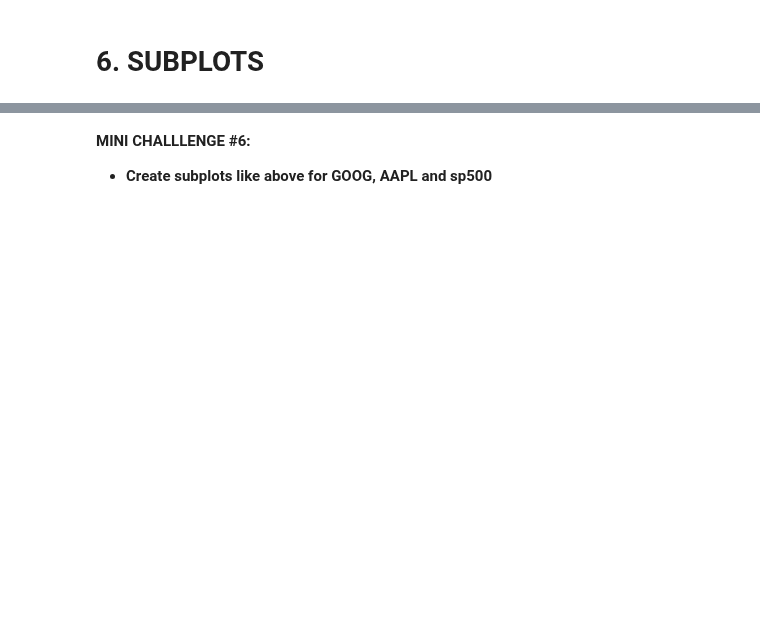
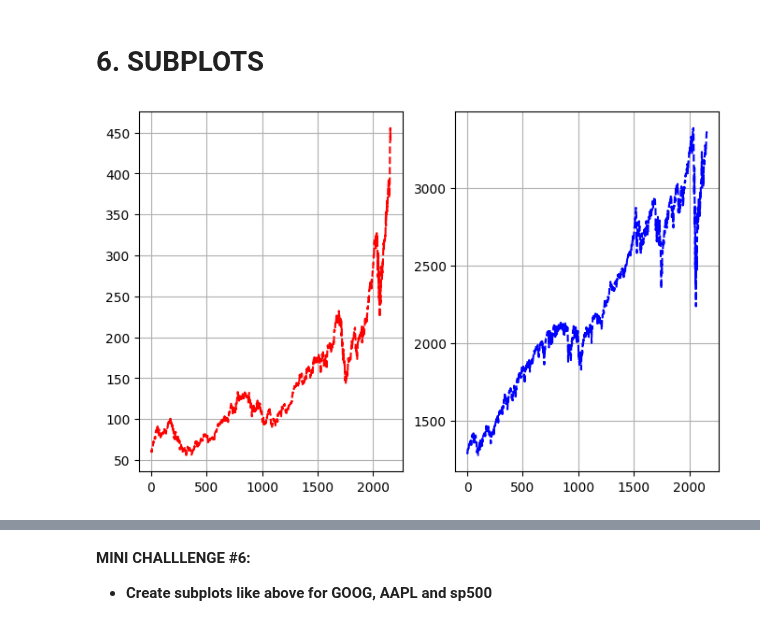
Before and after one commit to timvirga/StockPrediction, a Jupyter notebook: Section11-matplotlib/9_Python_101_Data_Visualization_with_matplotlib_Skeleton.ipynb, the cells around one changed output, grey strips where cells are left out. Drawn from its saved outputs; the diff is of its cells as text; code cells hidden in the pictures; blank space fills up the shorter version.

```diff
--- a/Section11-matplotlib/9_Python_101_Data_Visualization_with_matplotlib_Skeleton.ipynb
+++ b/Section11-matplotlib/9_Python_101_Data_Visualization_with_matplotlib_Skeleton.ipynb
@@ -194,2 +194,14 @@ plt.legend(loc='upper center')
 # %% [markdown]
 # 6. SUBPLOTS
+# %%
+plt.figure(figsize=[8,5])
+plt.subplot(1,2,1) # 1 row 2 columns print 1st figure in subplot
+plt.plot(stockdf['AAPL'], 'r--' )
+plt.grid()
+
+
+plt.subplot(1,2,2) # 1 row 2 columns print 2nd figure in subplot
+plt.plot(stockdf['sp500'], 'b--')
+plt.grid()
+# %% [output]
+[figure, added]
```
Also changed, not shown: parts of 3 cells of this notebook.
